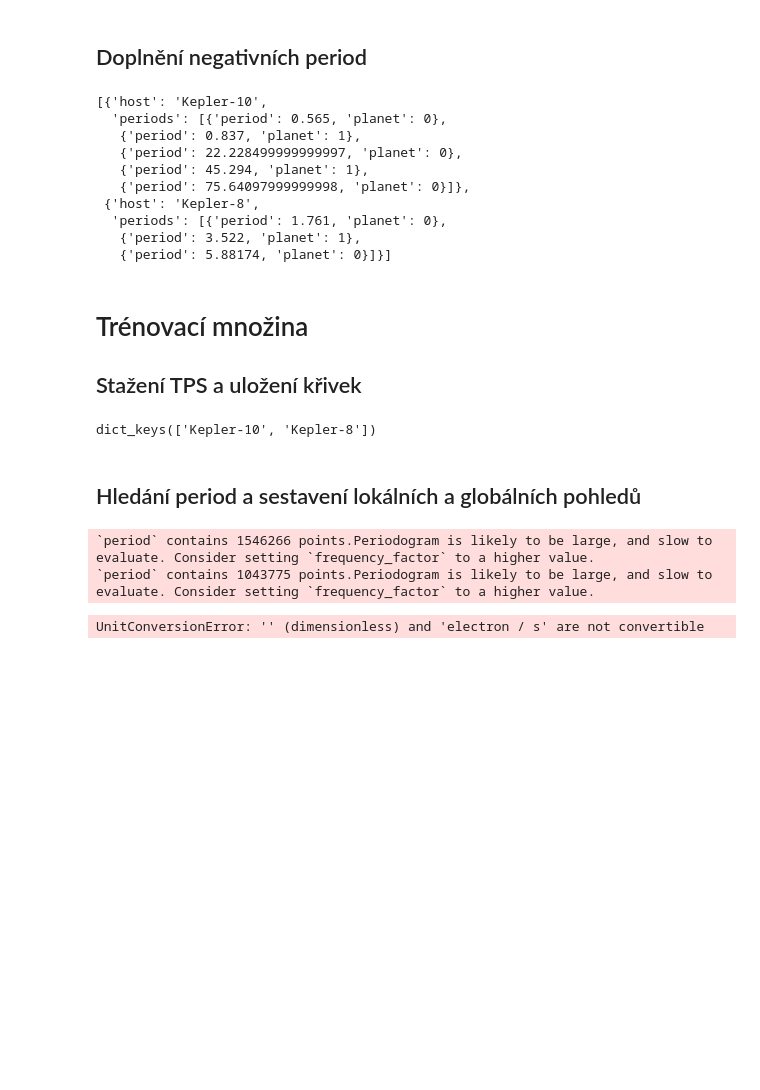
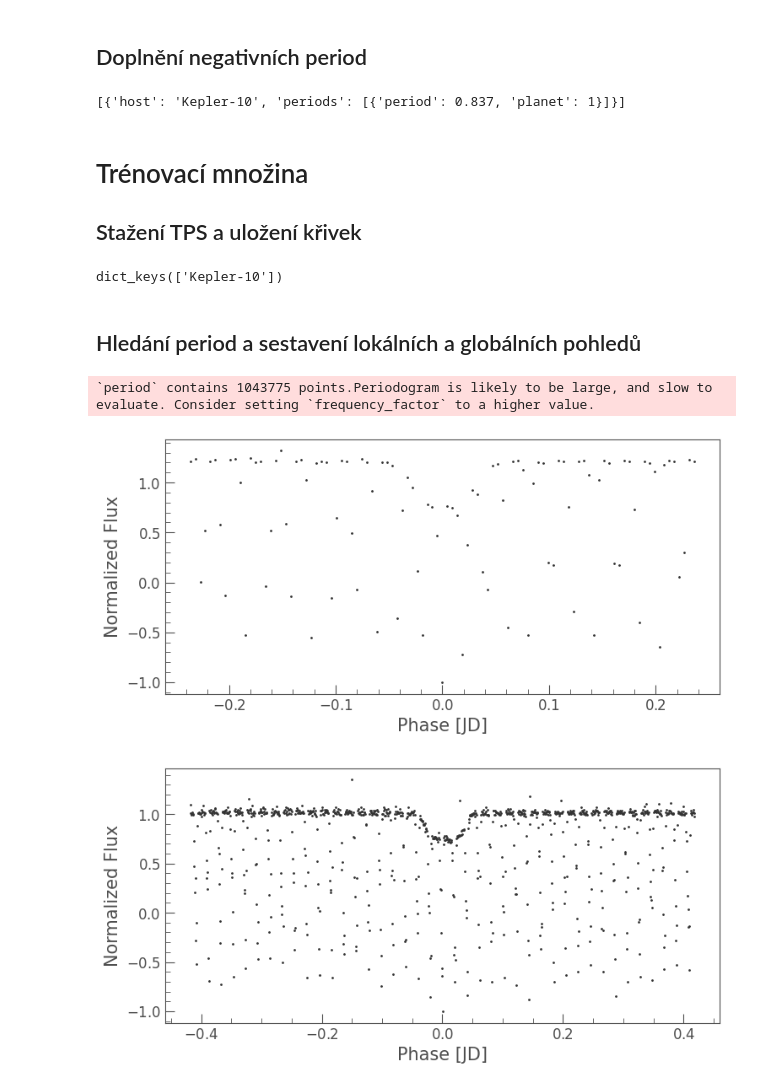
Before and after one commit to michalstruna/exoplanets-ai, a Jupyter notebook: data/transit_nn/transit_nn.ipynb, the cells around one changed output. Cells and saved outputs as stored; diff of their text form; code cells hidden in the pictures; blank space fills up the shorter version.

```diff
--- a/data/transit_nn/transit_nn.ipynb
+++ b/data/transit_nn/transit_nn.ipynb
@@ -37,23 +35,15 @@ for host in grouped_pos:
         next = periods[i]
         mid = max((next - last) / 2, 0.5 * 1.13)
 
-        grouped_item["periods"] += [{"period": mid, "planet": 0}, {"period": next, "planet": 1}]
+        #grouped_item["periods"] += [{"period": mid, "planet": 0}, {"period": next, "planet": 1}]
+        grouped_item["periods"] += [{"period": next, "planet": 1}]
 
-    grouped_item["periods"] += [{"period": periods[-1] * 1.67, "planet": 0}]
+    #grouped_item["periods"] += [{"period": periods[-1] * 1.67, "planet": 0}]
     grouped.append(grouped_item)
 
 grouped
 # %% [output]
-[{'host': 'Kepler-10',
-  'periods': [{'period': 0.565, 'planet': 0},
-   {'period': 0.837, 'planet': 1},
-   {'period': 22.228499999999997, 'planet': 0},
-   {'period': 45.294, 'planet': 1},
-   {'period': 75.64097999999998, 'planet': 0}]},
- {'host': 'Kepler-8',
-  'periods': [{'period': 1.761, 'planet': 0},
-   {'period': 3.522, 'planet': 1},
-   {'period': 5.88174, 'planet': 0}]}]
+[{'host': 'Kepler-10', 'periods': [{'period': 0.837, 'planet': 1}]}]
 # %% [markdown]
 # Trénovací množina
 
@@ -77,7 +67,7 @@ for item in grouped:
 
 lcs.keys()
 # %% [output]
-dict_keys(['Kepler-10', 'Kepler-8'])
+dict_keys(['Kepler-10'])
 # %% [markdown]
 ## Hledání period a sestavení lokálních a globálních pohledů
 # %%
@@ -88,7 +78,7 @@ for item in grouped:
 
     for period in item["periods"]:
         per = period["period"]
-        pdg = lc.to_periodogram("bls", period=np.linspace(max(0.5, per * 0.9), per * 1.1, 1000))
+        pdg = lc.to_periodogram("bls", period=np.linspace(max(0.5, per * 0.9), per * 1.1, 100000))
         per, dur, t0 = pdg.period_at_max_power.value, pdg.duration_at_max_power.value, pdg.transit_time_at_max_power.value
 
         fold = lc.fold(per, epoch_time=t0).remove_outliers(sigma=10, sigma_lower=20)
@@ -102,33 +92,32 @@ for item in grouped:
         gv = (gv / np.abs(np.nanmin(gv.flux))) * 2.0 + 1
 
         fractional_duration = dur / per
         phase_mask = (fold.phase.value > -4 * fractional_duration) & (fold.phase.value < 4 * fractional_duration)
         lc_zoom = fold[phase_mask]
         lv = lc_zoom.bin(bins=101)
 
         if np.isnan(lv.flux.value).any():
             lv.flux[np.isnan(lv.flux.value)] = np.nanmin(lv.flux.value)
 
         lv = lv.normalize() - 1
         lv = (lv / np.abs(np.nanmin(lv.flux))) * 2.0 + 1
 
         lv_input.append(lv.flux.value)
         gv_input.append(gv.flux.value)
 
         out = np.zeros(2,)
         out[period["planet"]] = 1
         output.append(out)
 
         if period["planet"]:
             mask = pdg.get_transit_mask(period=per, transit_time=t0, duration=dur)
             masked_lc = lc[~mask]
 
-            masked_lc.scatter()
             lv.scatter()
             gv.scatter()
 
 lv_input, gv_input, output = np.array(lv_input), np.array(gv_input), np.array(output)
 # %% [output]
-`period` contains 1546266 points.Periodogram is likely to be large, and slow to evaluate. Consider setting `frequency_factor` to a higher value.
 `period` contains 1043775 points.Periodogram is likely to be large, and slow to evaluate. Consider setting `frequency_factor` to a higher value.
-UnitConversionError: '' (dimensionless) and 'electron / s' are not convertible
+[figure, added]
+[figure, added]
```
Also changed, not shown: parts of 2 cells of this notebook, 2 other files.
